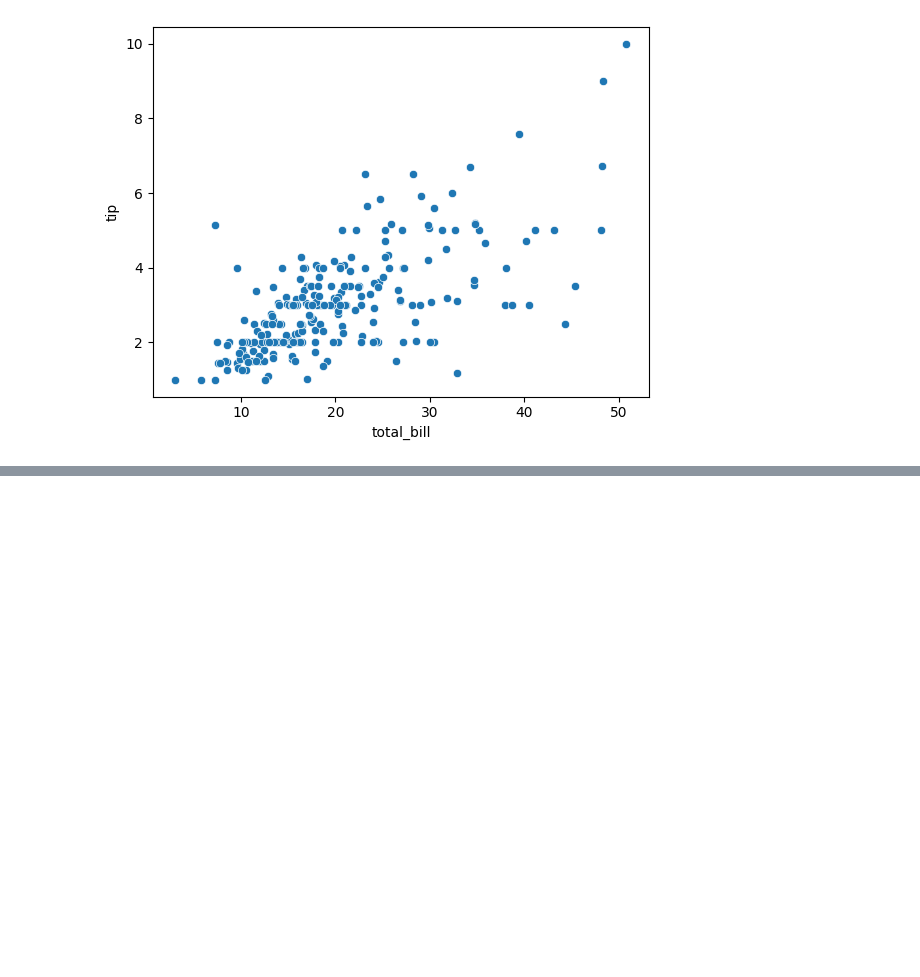
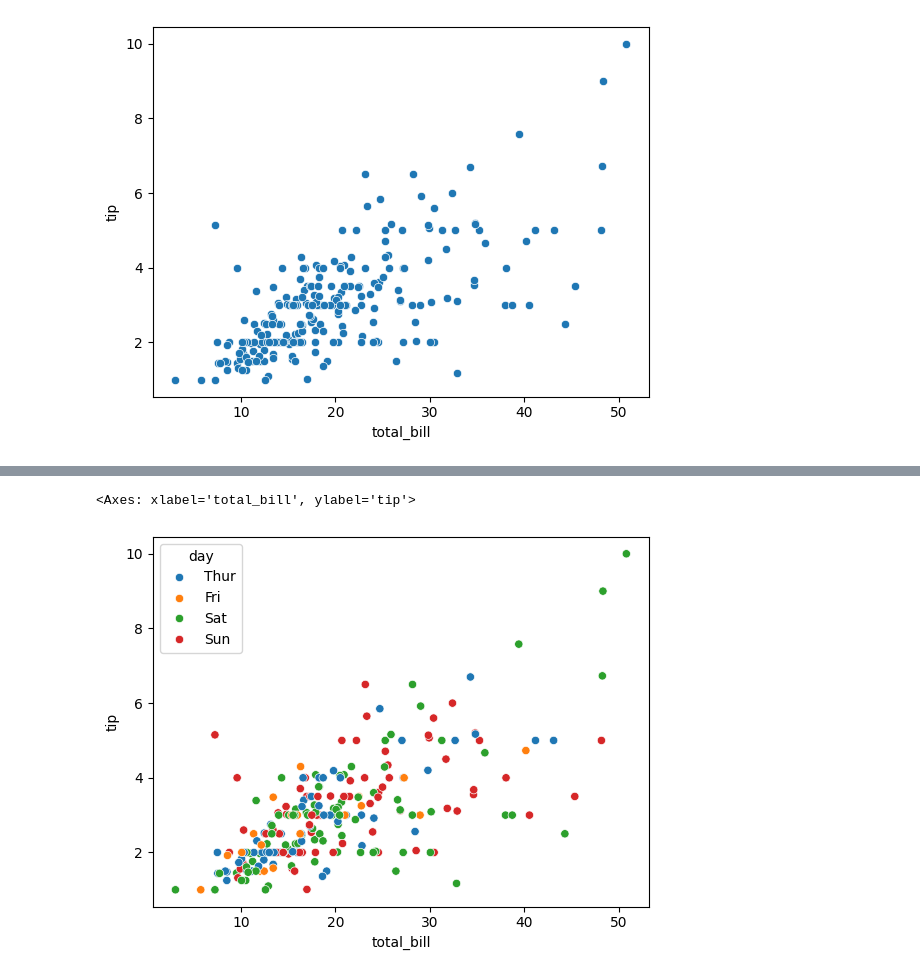
Before and after one commit to kshitij-commit/DataScience, a Jupyter notebook: 05_seaborn/02_relational-plots.ipynb, the cells around one changed output, grey strips where cells are left out. Cells and saved outputs as stored; diff of their text form; code cells hidden in the pictures; blank space fills up the shorter version.

```diff
--- a/05_seaborn/02_relational-plots.ipynb
+++ b/05_seaborn/02_relational-plots.ipynb
@@ -49,0 +93,10 @@ plt.show()
+# %%
+sns.scatterplot(
+    data=tips,
+    x='total_bill',
+    y='tip',
+    hue='day'
+)
+# %% [output]
+<Axes: xlabel='total_bill', ylabel='tip'>
+[figure, added]
```
Also changed, not shown: parts of 14 cells of this notebook.
